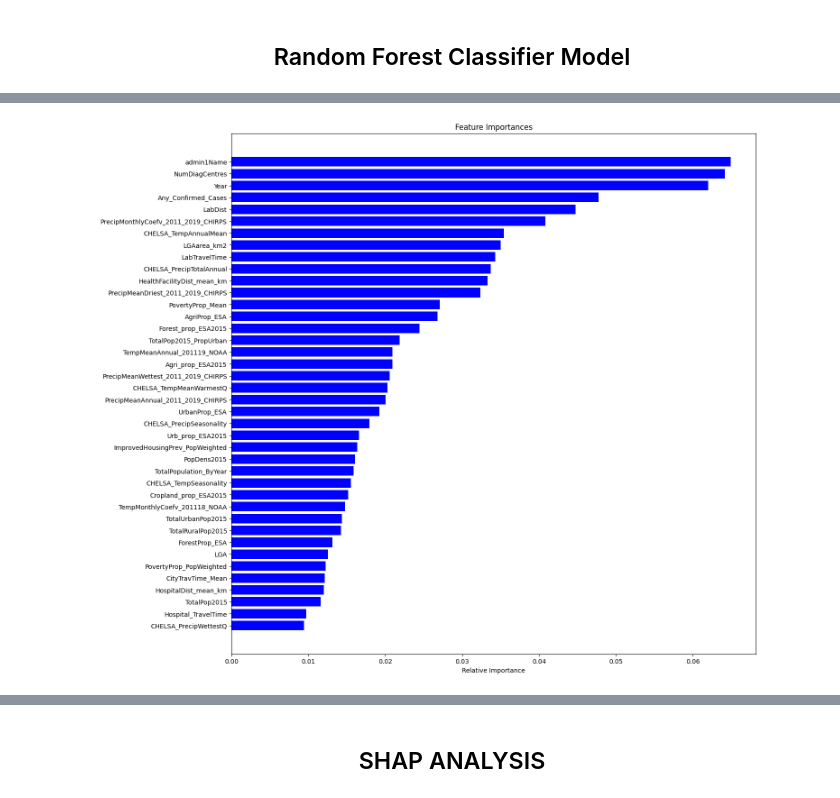
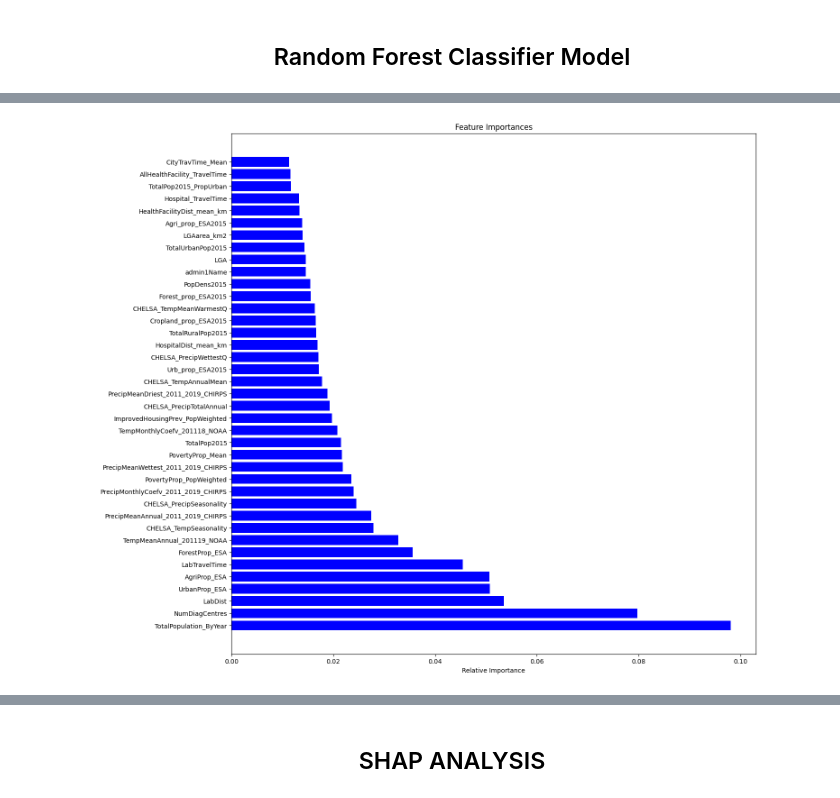
Before and after one commit to DQ4781/LF-ShapAnalysis, a Jupyter notebook: notebooks/rfr.ipynb, the cells around one changed output, grey strips where cells are left out. Cells and saved outputs as stored; diff of their text form; code cells hidden in the pictures.

```diff
--- a/notebooks/rfr.ipynb
+++ b/notebooks/rfr.ipynb
@@ -38,17 +54,24 @@ data = data.replace({'LGA':lga_replace_dict,
+# %%
+# Features in the dataset that were already normalized or dont need normalizing
+ignore_norm_cols_array = ["AgriProp_ESA", "UrbanProp_ESA", "ForestProp_ESA", "TempMonthlyCoefv_201118_NOAA",
+                     "TotalPop2015_PropUrban", "ImprovedHousingPrev_PopWeighted", "Cropland_prop_ESA2015",
+                     "Agri_prop_ESA2015", "Urb_prop_ESA2015", "Forest_prop_ESA2015", "PovertyProp_Mean",
+                     "PovertyProp_PopWeighted", "LGA", "Year", "admin1Name", "Source"]
+
+# Normalize the data
+# FOR NOW: DO NOT NORMALIZE DF18 & DF19
+# RUNNING INTO PROBLEMS WITH NUMDIAGCENTRES
+# (AND OTHER FEATURES?) THAT HAVE ONLY 1 UNIQUE VALUE
+for heading in data.columns:
+  if heading not in ignore_norm_cols_array:
+    data[heading] = ( data[heading] - ( min(data[heading]) ) ) / ( max(data[heading]) - min(data[heading]) )
+    #df18[heading] = ( df18[heading] - ( min(df18[heading]) ) ) / ( max(df18[heading]) - min(df18[heading]) )
+    #df19[heading] = ( df19[heading] - ( min(df19[heading]) ) ) / ( max(df19[heading]) - min(df19[heading]) )
 # %%
-# Features that were already normalized in the dataset
-ignore_norm_cols_array = ["AgriProp_ESA", "UrbanProp_ESA", "ForestProp_ESA", "TempMonthlyCoefv_201118_NOAA",
-                     "TotalPop2015_PropUrban", "ImprovedHousingPrev_PopWeighted", "Cropland_prop_ESA2015",
-                     "Agri_prop_ESA2015", "Urb_prop_ESA2015", "Forest_prop_ESA2015", "PovertyProp_Mean",
-                     "PovertyProp_PopWeighted"]
-
-# Normalize the data
-for heading in data.columns:
-  if heading not in ignore_norm_cols_array:
-    data[heading] = ( data[heading] - ( min(data[heading]) ) ) / ( max(data[heading]) - min(data[heading]) )
-
 # Remove these columns
-data = data.loc[:, ~data.columns.isin(['Cases', 'Cases_SuspectedUnconfirmed', 'Source', 'x', 'y', 'Reports_All'])]
+data = data.loc[:, ~data.columns.isin(['Cases', 'Cases_SuspectedUnconfirmed', 'Year', 'Source', 'x', 'y', 'Reports_All'])]
+df18 = df18.loc[:, ~df18.columns.isin(['Cases', 'Cases_SuspectedUnconfirmed', 'Year', 'Source', 'x', 'y', 'Reports_All'])].copy()
+df19 = df19.loc[:, ~df19.columns.isin(['Cases', 'Cases_SuspectedUnconfirmed', 'Year', 'Source', 'x', 'y', 'Reports_All'])].copy()
 # %%
 # Set target variable as only the confirmed cases of LF; 'Any_Confirmed_Cases' is a binary class
 x = data.iloc[:, data.columns != 'Any_Confirmed_Cases']
@@ -61,10 +93,9 @@ x_train, x_test, y_train, y_test = train_test_split(x, y, random_state=42)
 # %% [markdown]
 <H2 align="center"> Random Forest Classifier Model</H2>
 # %%
+# Train Model using 2012-2017 data
 clf = RandomForestClassifier(criterion='entropy',
-                            max_depth=8,
-                            min_samples_split=10,
-                            random_state=5,
-                            bootstrap=True)
-clf.fit(x_train, y_train)
+                             bootstrap=True,
+                             random_state=42)
+clf.fit(x_train, y_train.values.ravel())
 # %% [output]
@@ -127,14 +196,14 @@ weighted avg       0.99      0.96      0.97      1548
 # %%
-features = data.columns
+features = x_test.columns
 importances = clf.feature_importances_
-indices = np.argsort(importances)
+indices = np.argsort(importances)[::-1]
 
 fig, ax = plt.subplots(figsize=(15, 15))
 
 ax.set_title("Feature Importances")
 ax.barh(range(len(indices)), importances[indices], color='b', align='center')
 ax.set_yticks(range(len(indices)), [features[i] for i in indices])
 ax.set_xlabel('Relative Importance')
 plt.show()
 # %% [output]
-[figure, old version]
+[figure, new version]
```
Also changed, not shown: parts of 20 cells of this notebook.
